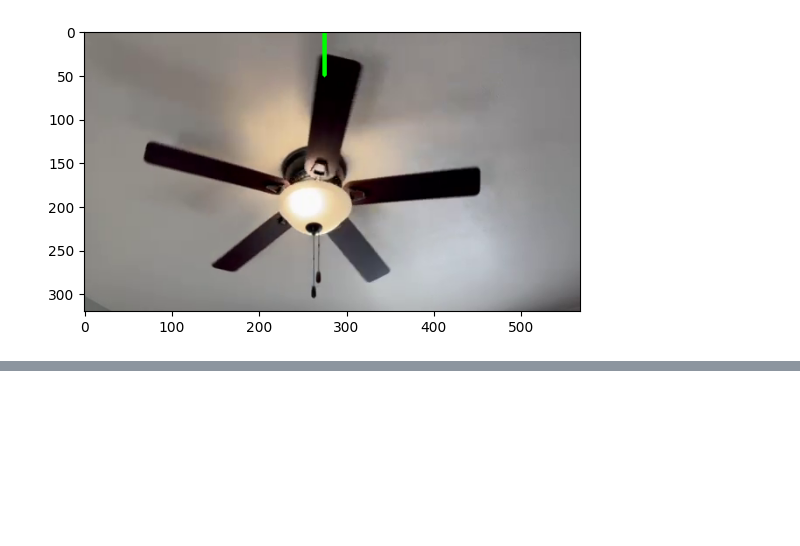
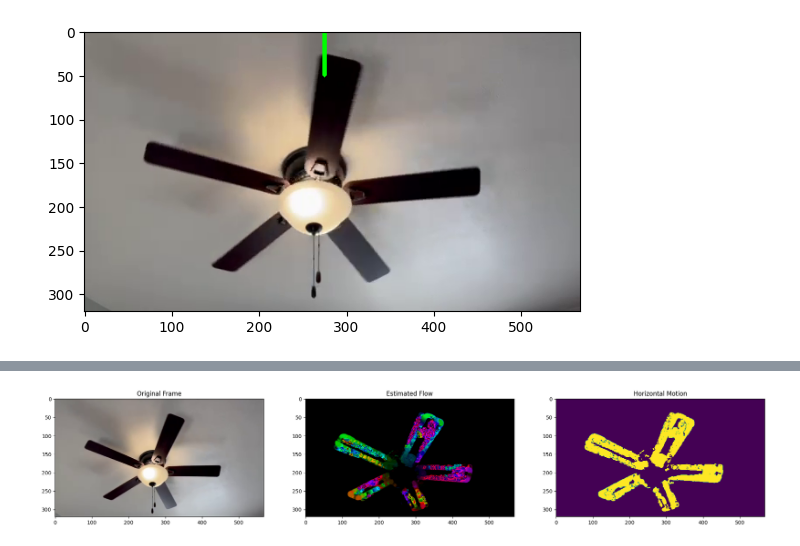
Before and after one commit to itberrios/CV_projects, a Jupyter notebook: optical_flow/fan_track_simple.ipynb, the cells around one changed output, grey strips where cells are left out. Cells and saved outputs as stored; diff of their text form; code cells hidden in the pictures; blank space fills up the shorter version.

```diff
--- a/optical_flow/fan_track_simple.ipynb
+++ b/optical_flow/fan_track_simple.ipynb
@@ -112,13 +114,3 @@ def viz_flow(flow):
     rgb = cv2.cvtColor(hsv, cv2.COLOR_HSV2RGB)
 
     return rgb
-# %%
-flow = compute_flow(frame1, frame2)
-
-# leftward motion
-left_motion = (flow[:, :, 0] < -1).astype(np.uint8)*255
-# right_motion = flow[:, :, 0] > 1
-
-kernel = np.ones((1, 11))
-
-opening = cv2.morphologyEx(left_motion, cv2.MORPH_OPEN, kernel)
@@ -136,0 +127,7 @@ Determine if moving fan blade has crossed the line (we can clean this up later).
+# %%
+y_slice = slice(0, y2)
+x_slice = slice(270, 281)
+
+delta_theta = np.radians(72)
+
+morph_kernel = np.ones((1, 11))
@@ -136,0 +180,12 @@ Determine if moving fan blade has crossed the line (we can clean this up later).
+# %%
+_, ax = plt.subplots(1, 3, figsize=(25, 10))
+ax[0].imshow(curr_frame)
+ax[0].set_title("Original Frame")
+
+ax[1].imshow(viz_flow(flow)*10)
+ax[1].set_title("Estimated Flow")
+
+ax[2].imshow(motion)
+ax[2].set_title("Horizontal Motion");
+# %% [output]
+[figure, added]
```
Also changed, not shown: parts of 23 cells of this notebook.
